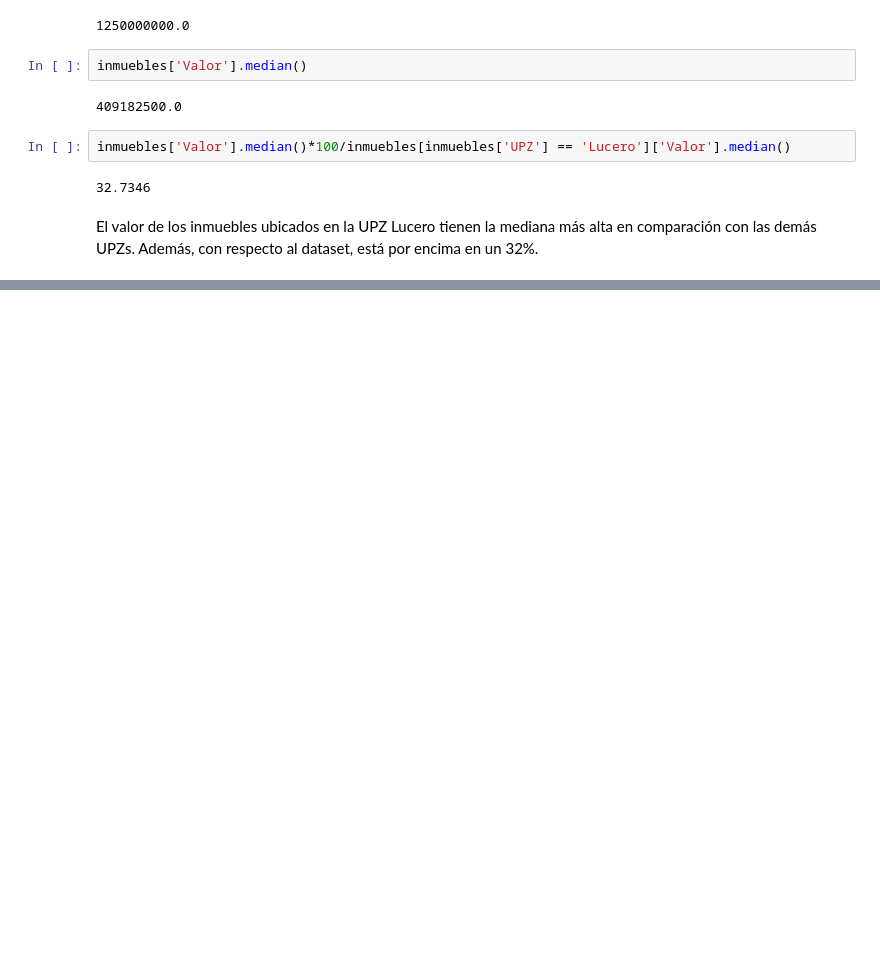
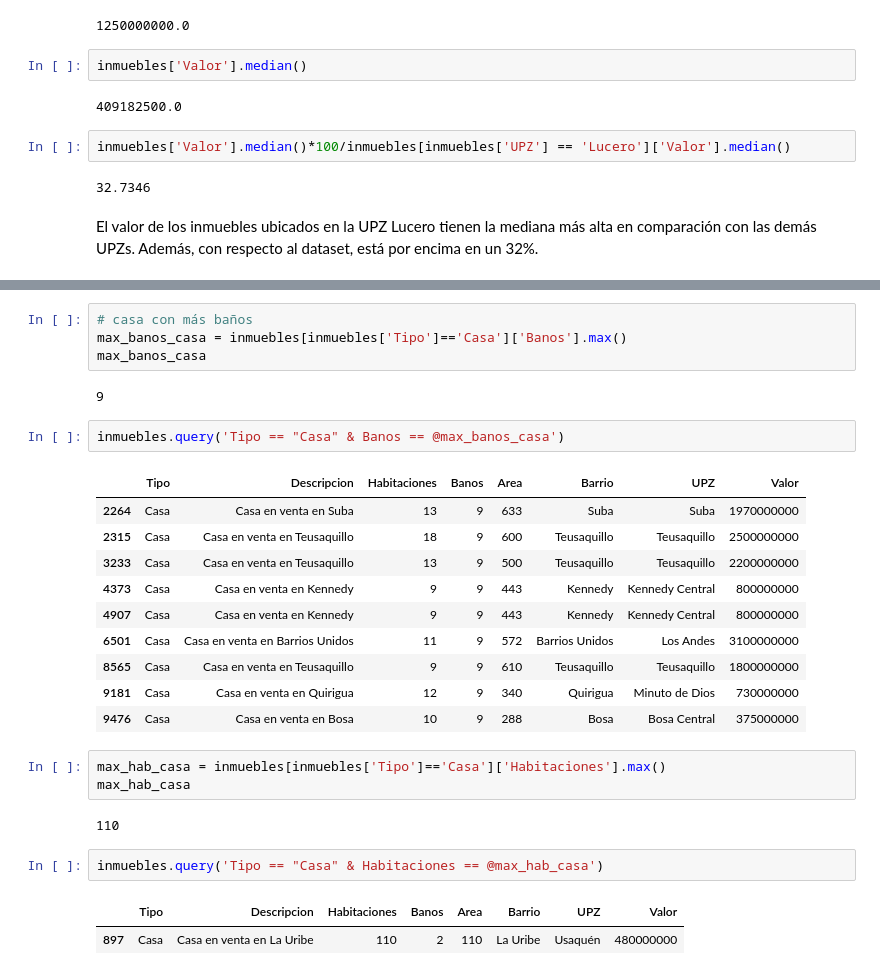
Before and after one commit to GabyLE/Inmersion-en-datos-Alura, a Jupyter notebook: Clase_1/Inmersion-alura-clase1.ipynb, the cells around one changed output, grey strips where cells are left out. Drawn from its saved outputs; the diff is of its cells as text; blank space fills up the shorter version.

```diff
--- a/Clase_1/Inmersion-alura-clase1.ipynb
+++ b/Clase_1/Inmersion-alura-clase1.ipynb
@@ -339,0 +378,29 @@ El valor de los inmuebles ubicados en la UPZ Lucero tienen la mediana más alta
+# %%
+# casa con más baños
+max_banos_casa = inmuebles[inmuebles['Tipo']=='Casa']['Banos'].max()
+max_banos_casa
+# %% [output]
+9
+# %%
+inmuebles.query('Tipo == "Casa" & Banos == @max_banos_casa')
+# %% [output]
+|  | Tipo | Descripcion | Habitaciones | Banos | Area | Barrio | UPZ | Valor |
+| 2264 | Casa | Casa en venta en Suba | 13 | 9 | 633 | Suba | Suba | 1970000000 |
+| 2315 | Casa | Casa en venta en Teusaquillo | 18 | 9 | 600 | Teusaquillo | Teusaquillo | 2500000000 |
+| 3233 | Casa | Casa en venta en Teusaquillo | 13 | 9 | 500 | Teusaquillo | Teusaquillo | 2200000000 |
+| 4373 | Casa | Casa en venta en Kennedy | 9 | 9 | 443 | Kennedy | Kennedy Central | 800000000 |
+| 4907 | Casa | Casa en venta en Kennedy | 9 | 9 | 443 | Kennedy | Kennedy Central | 800000000 |
+| 6501 | Casa | Casa en venta en Barrios Unidos | 11 | 9 | 572 | Barrios Unidos | Los Andes | 3100000000 |
+| 8565 | Casa | Casa en venta en Teusaquillo | 9 | 9 | 610 | Teusaquillo | Teusaquillo | 1800000000 |
+| 9181 | Casa | Casa en venta en Quirigua | 12 | 9 | 340 | Quirigua | Minuto de Dios | 730000000 |
+| 9476 | Casa | Casa en venta en Bosa | 10 | 9 | 288 | Bosa | Bosa Central | 375000000 |
+# %%
+max_hab_casa = inmuebles[inmuebles['Tipo']=='Casa']['Habitaciones'].max()
+max_hab_casa
+# %% [output]
+110
+# %%
+inmuebles.query('Tipo == "Casa" & Habitaciones == @max_hab_casa')
+# %% [output]
+|  | Tipo | Descripcion | Habitaciones | Banos | Area | Barrio | UPZ | Valor |
+| 897 | Casa | Casa en venta en La Uribe | 110 | 2 | 110 | La Uribe | Usaquén | 480000000 |
```
Also changed, not shown: parts of 8 cells of this notebook, 17 other files.
